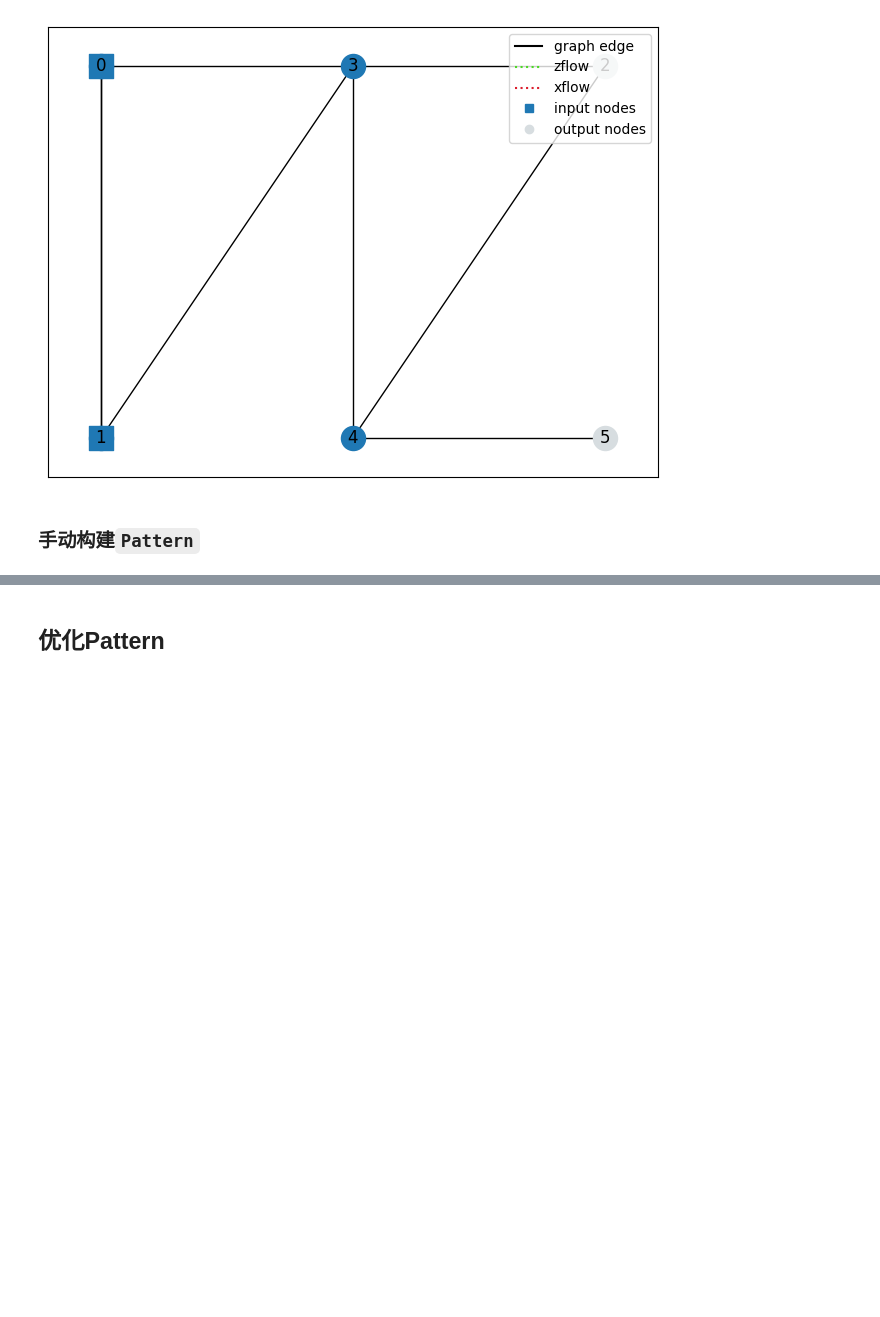
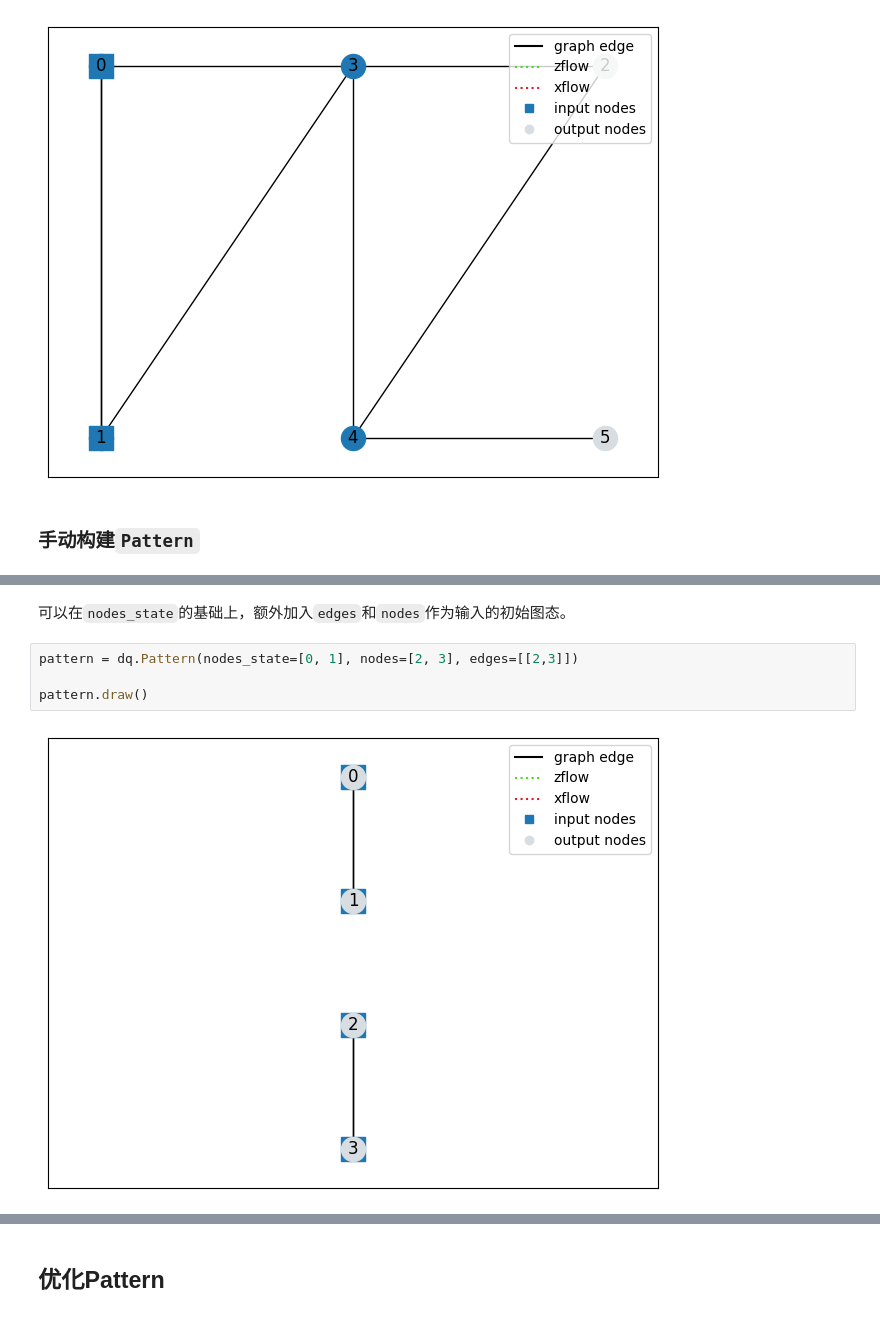
Before and after one commit to TuringQ/deepquantum, a Jupyter notebook: docs/mbqc_basics.ipynb, the cells around one changed output, grey strips where cells are left out. Saved outputs shown, nothing was run; the diff lists cells and outputs as text; blank space fills up the shorter version.

```diff
--- a/docs/mbqc_basics.ipynb
+++ b/docs/mbqc_basics.ipynb
@@ -91,0 +118,8 @@ pattern.draw()
+# %% [markdown]
+可以在`nodes_state`的基础上，额外加入`edges`和`nodes`作为输入的初始图态。
+# %%
+pattern = dq.Pattern(nodes_state=[0, 1], nodes=[2, 3], edges=[[2,3]])
+
+pattern.draw()
+# %% [output]
+[figure, added]
```
Also changed, not shown: parts of 15 cells of this notebook.
